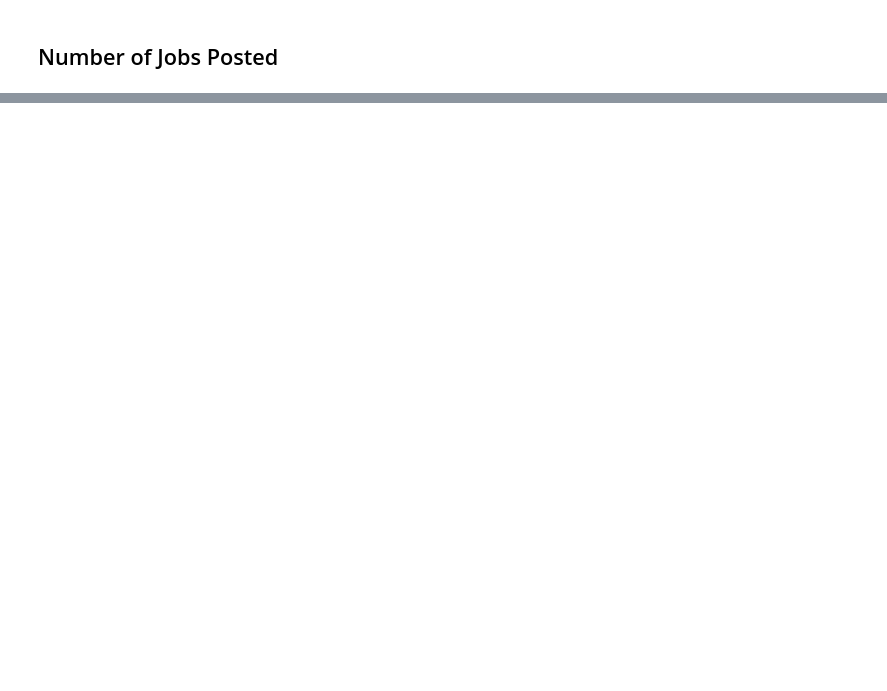
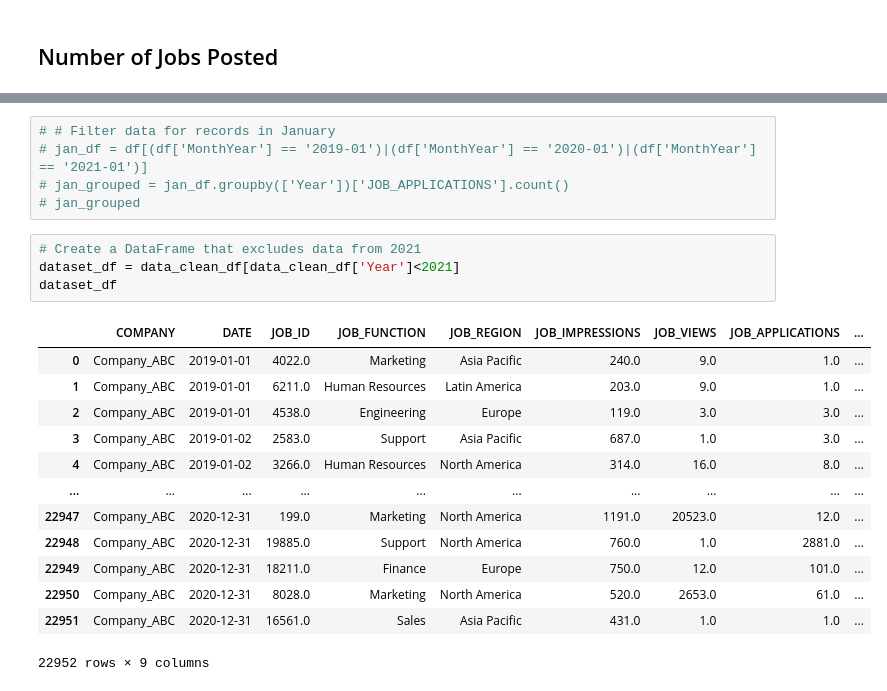
Before and after one commit to bminhas01/job-slots-case-study, a Jupyter notebook: Analysis.ipynb, the cells around one changed output, grey strips where cells are left out. Saved outputs shown, nothing was run; the diff lists cells and outputs as text; blank space fills up the shorter version.

```diff
--- a/Analysis.ipynb
+++ b/Analysis.ipynb
@@ -93,3 +130,26 @@ dtype: object
+# %%
+# # Filter data for records in January
+# jan_df = df[(df['MonthYear'] == '2019-01')|(df['MonthYear'] == '2020-01')|(df['MonthYear'] == '2021-01')]
+# jan_grouped = jan_df.groupby(['Year'])['JOB_APPLICATIONS'].count()
+# jan_grouped
+# %%
+# Create a DataFrame that excludes data from 2021
+dataset_df = data_clean_df[data_clean_df['Year']<2021]
+dataset_df
+# %% [output]
+|  | COMPANY | DATE | JOB_ID | JOB_FUNCTION | JOB_REGION | JOB_IMPRESSIONS | JOB_VIEWS | JOB_APPLICATIONS | ... |
+| 0 | Company_ABC | 2019-01-01 | 4022.0 | Marketing | Asia Pacific | 240.0 | 9.0 | 1.0 | ... |
+| 1 | Company_ABC | 2019-01-01 | 6211.0 | Human Resources | Latin America | 203.0 | 9.0 | 1.0 | ... |
+| 2 | Company_ABC | 2019-01-01 | 4538.0 | Engineering | Europe | 119.0 | 3.0 | 3.0 | ... |
+| 3 | Company_ABC | 2019-01-02 | 2583.0 | Support | Asia Pacific | 687.0 | 1.0 | 3.0 | ... |
+| 4 | Company_ABC | 2019-01-02 | 3266.0 | Human Resources | North America | 314.0 | 16.0 | 8.0 | ... |
+| ... | ... | ... | ... | ... | ... | ... | ... | ... | ... |
+| 22947 | Company_ABC | 2020-12-31 | 199.0 | Marketing | North America | 1191.0 | 20523.0 | 12.0 | ... |
+| 22948 | Company_ABC | 2020-12-31 | 19885.0 | Support | North America | 760.0 | 1.0 | 2881.0 | ... |
+| 22949 | Company_ABC | 2020-12-31 | 18211.0 | Finance | Europe | 750.0 | 12.0 | 101.0 | ... |
+| 22950 | Company_ABC | 2020-12-31 | 8028.0 | Marketing | North America | 520.0 | 2653.0 | 61.0 | ... |
+| 22951 | Company_ABC | 2020-12-31 | 16561.0 | Sales | Asia Pacific | 431.0 | 1.0 | 1.0 | ... |
+22952 rows × 9 columns
 # %%
 # Count the number of job postings per region
 region_group_df = dataset_df.groupby(['JOB_REGION']).count()
```
Also changed, not shown: parts of 20 cells of this notebook.
